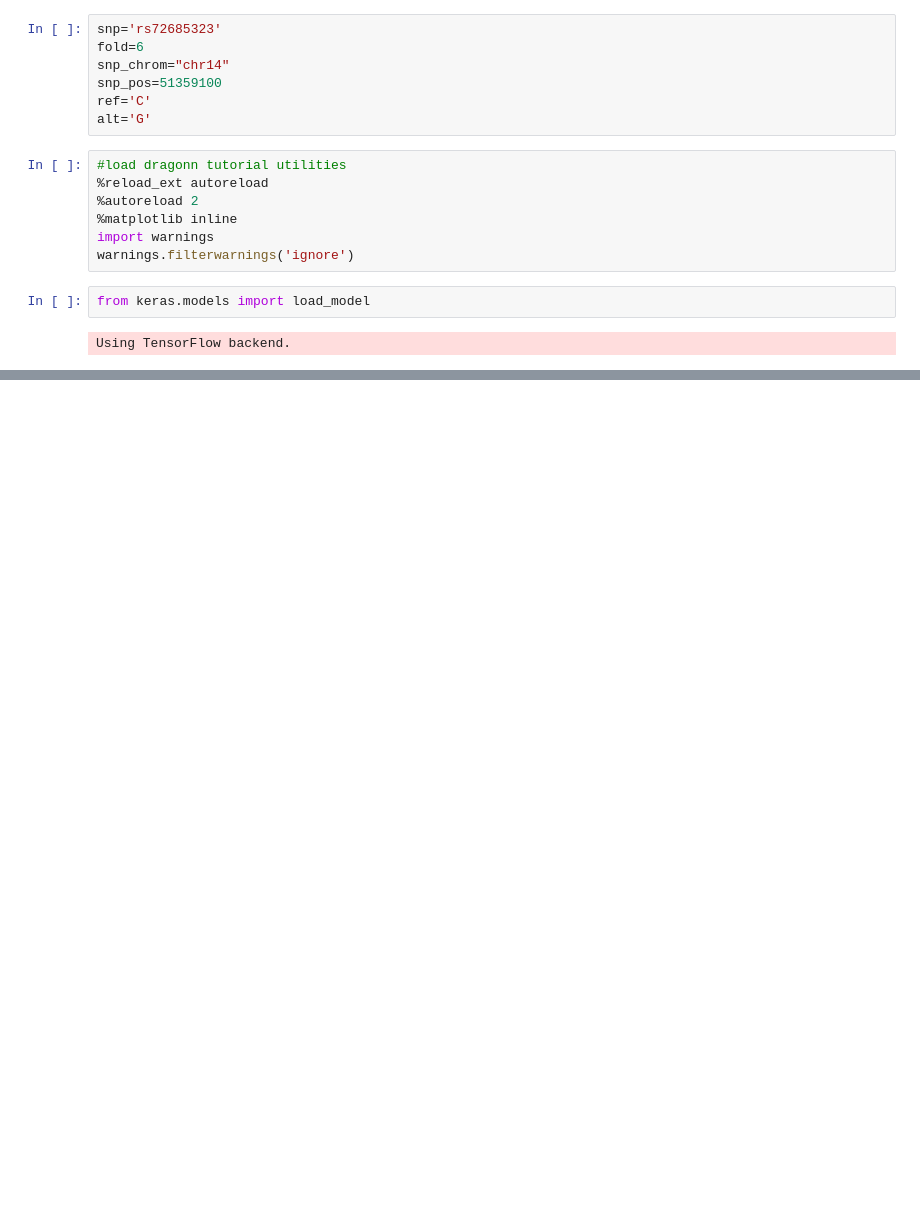
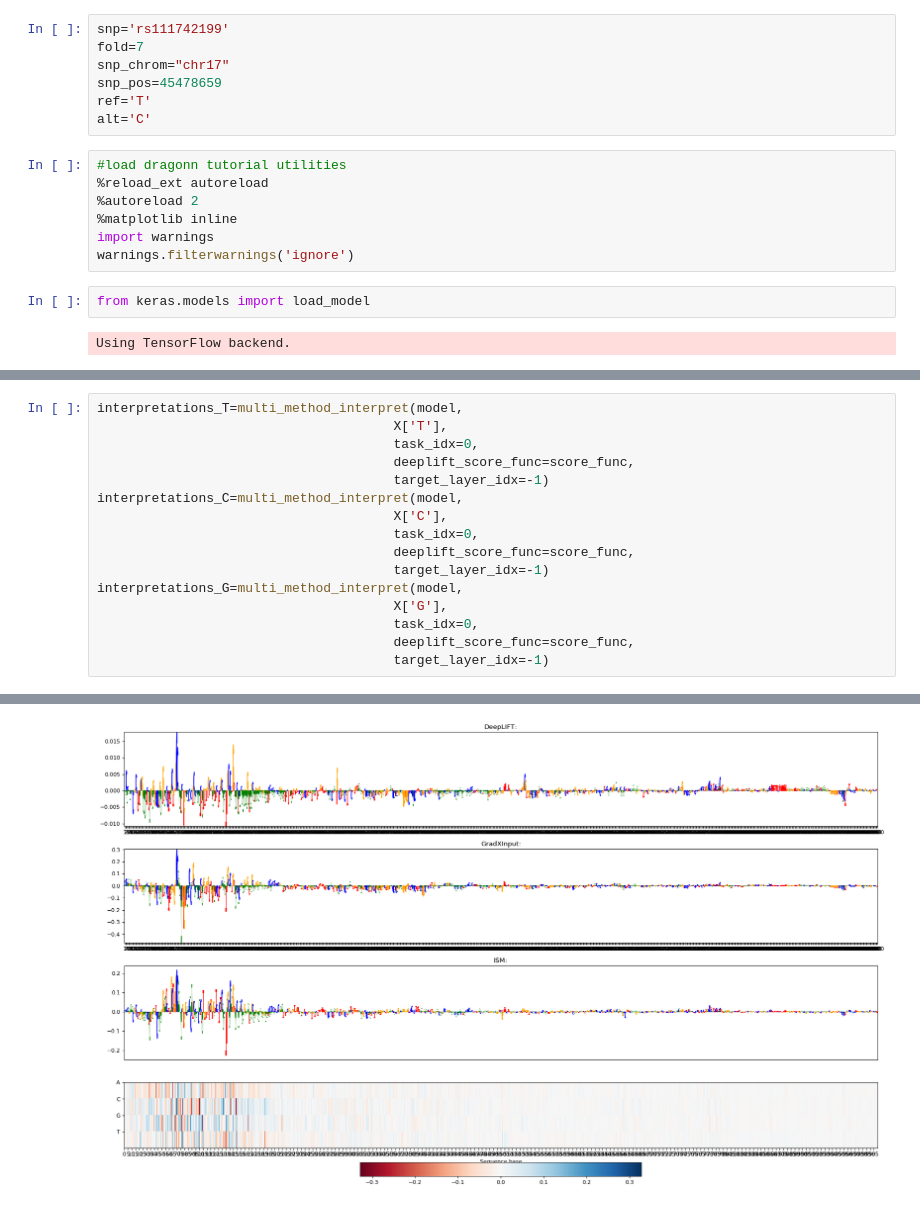
Before and after one commit to kundajelab/alzheimers_parkinsons, a Jupyter notebook: dl_interpret/deepLIFT_for_individual_SNP.ipynb, the cells around one changed output, grey strips where cells are left out. Saved outputs shown, nothing was run; the diff lists cells and outputs as text; blank space fills up the shorter version.

```diff
--- a/dl_interpret/deepLIFT_for_individual_SNP.ipynb
+++ b/dl_interpret/deepLIFT_for_individual_SNP.ipynb
@@ -1,10 +9,10 @@
 # %%
-snp='rs72685323'
-fold=6
-snp_chrom="chr14"
-snp_pos=51359100
-ref='C'
-alt='G'
+snp='rs111742199'
+fold=7
+snp_chrom="chr17"
+snp_pos=45478659
+ref='T'
+alt='C'
 # %%
 #load dragonn tutorial utilities
 %reload_ext autoreload
@@ -352,0 +118,17 @@ None
+# %%
+interpretations_T=multi_method_interpret(model,
+                                      X['T'],
+                                      task_idx=0,
+                                      deeplift_score_func=score_func,
+                                      target_layer_idx=-1)
+interpretations_C=multi_method_interpret(model,
+                                      X['C'],
+                                      task_idx=0,
+                                      deeplift_score_func=score_func,
+                                      target_layer_idx=-1)
+interpretations_G=multi_method_interpret(model,
+                                      X['G'],
+                                      task_idx=0,
+                                      deeplift_score_func=score_func,
+                                      target_layer_idx=-1)
+# %% [output]
@@ -352,0 +150 @@ None
+[figure, added]
```
Also changed, not shown: parts of 43 cells of this notebook, 1 other file.
